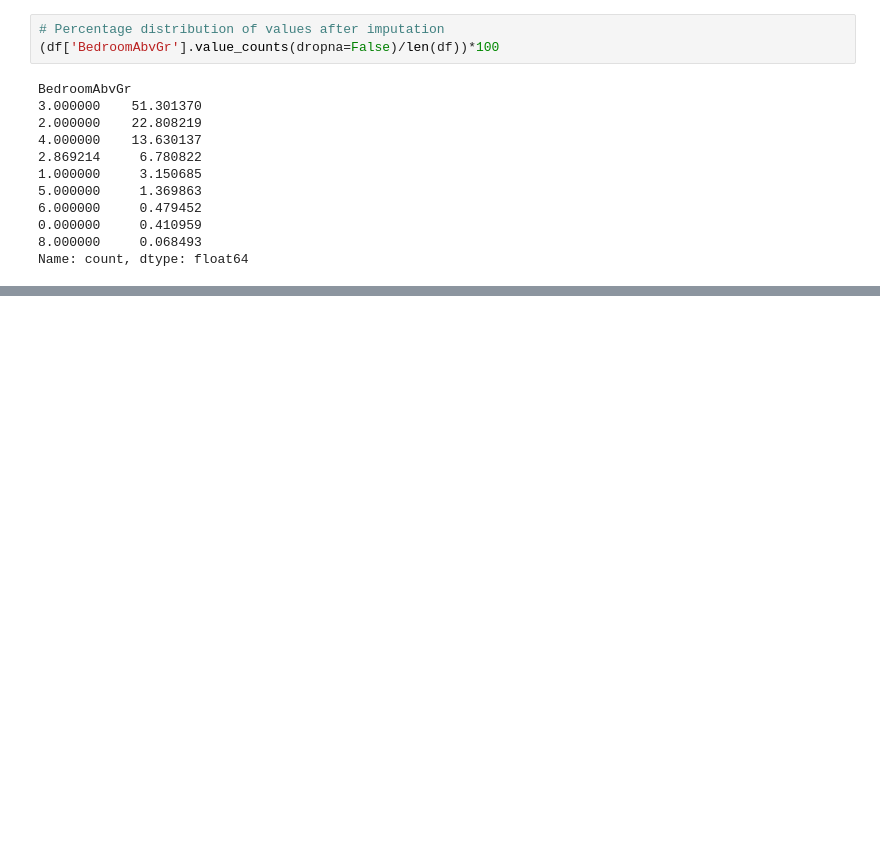
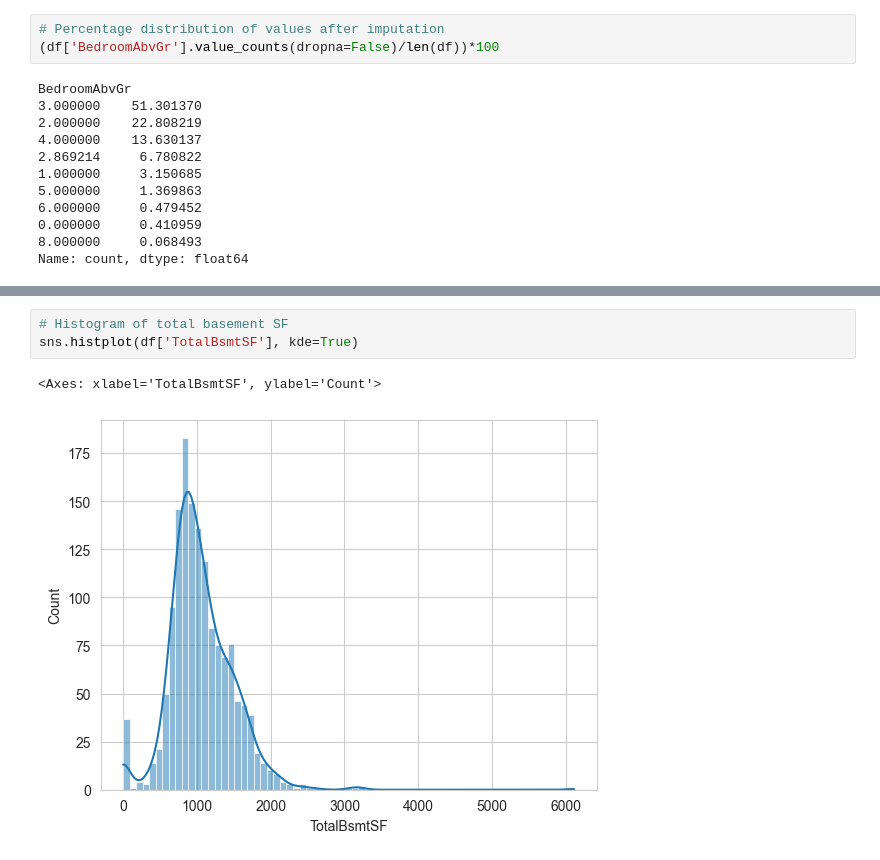
Before and after one commit to hisarciklilar/heritage-housing-issues, a Jupyter notebook: jupyter_notebooks/04_Data_Transformations.ipynb, the cells around one changed output, grey strips where cells are left out. Cells and saved outputs as stored; diff of their text form; blank space fills up the shorter version.

```diff
--- a/jupyter_notebooks/04_Data_Transformations.ipynb
+++ b/jupyter_notebooks/04_Data_Transformations.ipynb
@@ -432,0 +611,6 @@ Name: count, dtype: float64
+# %%
+# Histogram of total basement SF
+sns.histplot(df['TotalBsmtSF'], kde=True)
+# %% [output]
+<Axes: xlabel='TotalBsmtSF', ylabel='Count'>
+[figure, added]
```
Also changed, not shown: parts of 30 cells of this notebook.
